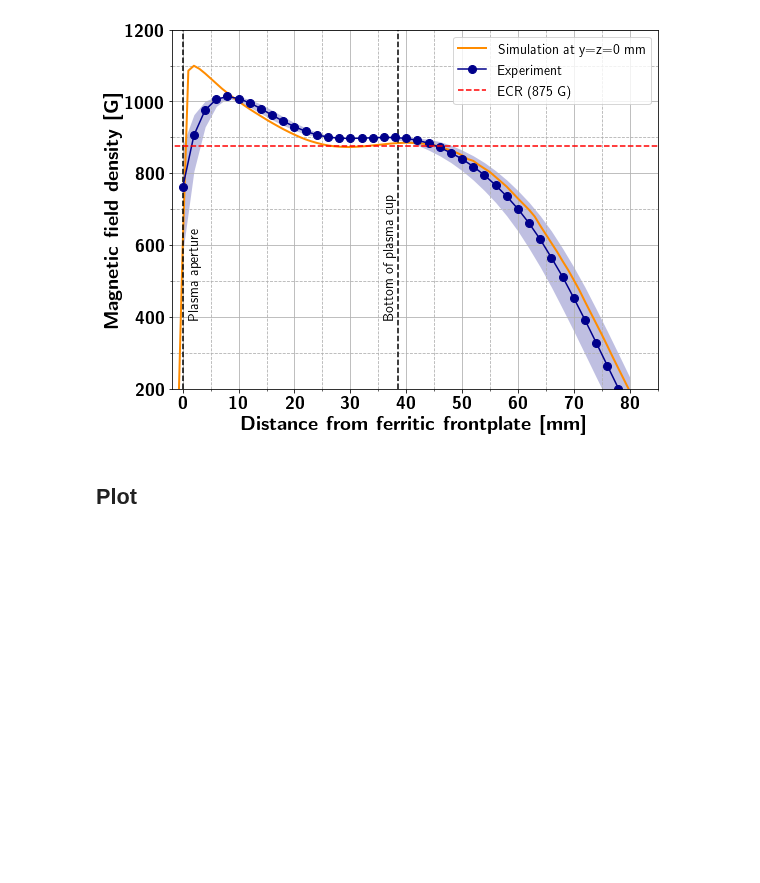
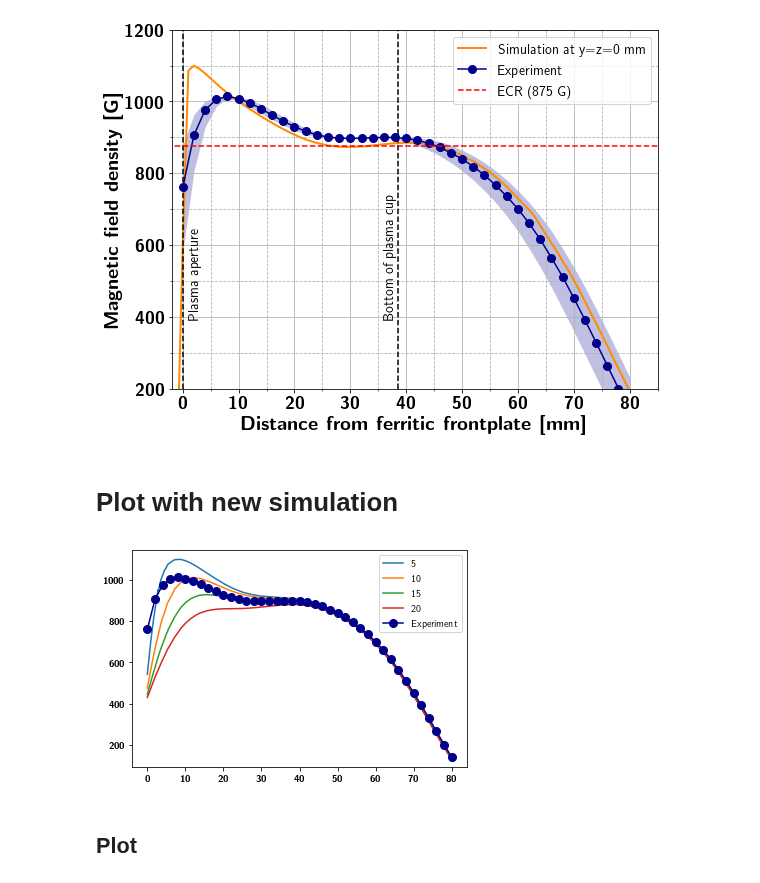
Before and after one commit to kromerh/phd_python, a Jupyter notebook: 10.Microwave.PermanentMagnets/10.Microwave.PermanentMagnets.ipynb, the cells around one changed output. Cells and saved outputs as stored; diff of their text form; code cells hidden in the pictures; blank space fills up the shorter version.

```diff
--- a/10.Microwave.PermanentMagnets/10.Microwave.PermanentMagnets.ipynb
+++ b/10.Microwave.PermanentMagnets/10.Microwave.PermanentMagnets.ipynb
@@ -250,6 +250,30 @@ plt.savefig(f'{output_folder}Magnetic_fiel_measurement_simulation.pdf', dpi=900)
 plt.show()
 # %% [output]
 [figure]
+# %% [markdown]
+# Plot with new simulation
+# %%
+import pandas as pd
+import numpy as np
+import matplotlib.pyplot as plt
+d_df = {}
+for v in [5, 10, 15, 20]:
+    f = f'/Users/hkromer/02_PhD/02_Data/01_COMSOL/04.Microwave/sweep_hole_{v}.txt'
+    df = pd.read_csv(f, delimiter=r'\s+', skiprows=9, header=None)
+    df.columns = ['x', 'y', 'z', 'normB_G']
+    df = df.sort_values(by='x')
+    df['x'] = np.abs(df['x'])
+    df = df[df['x'] <= 80]
+    d_df[v] = df
+
+for k, df in d_df.items():
+    plt.plot(df['x'].values, df['normB_G'].values, label=k)
+plt.plot(dfs[1].iloc[:,0], dfs[1].iloc[:,1], marker='o', color='darkblue', markeredgecolor='darkblue', markersize=8, label='Experiment')
+
+plt.legend()
+plt.show()
+# %% [output]
+[figure, added]
 # %% [markdown]
 ## Plot
 # %%
```
Also changed, not shown: 6 other files.
